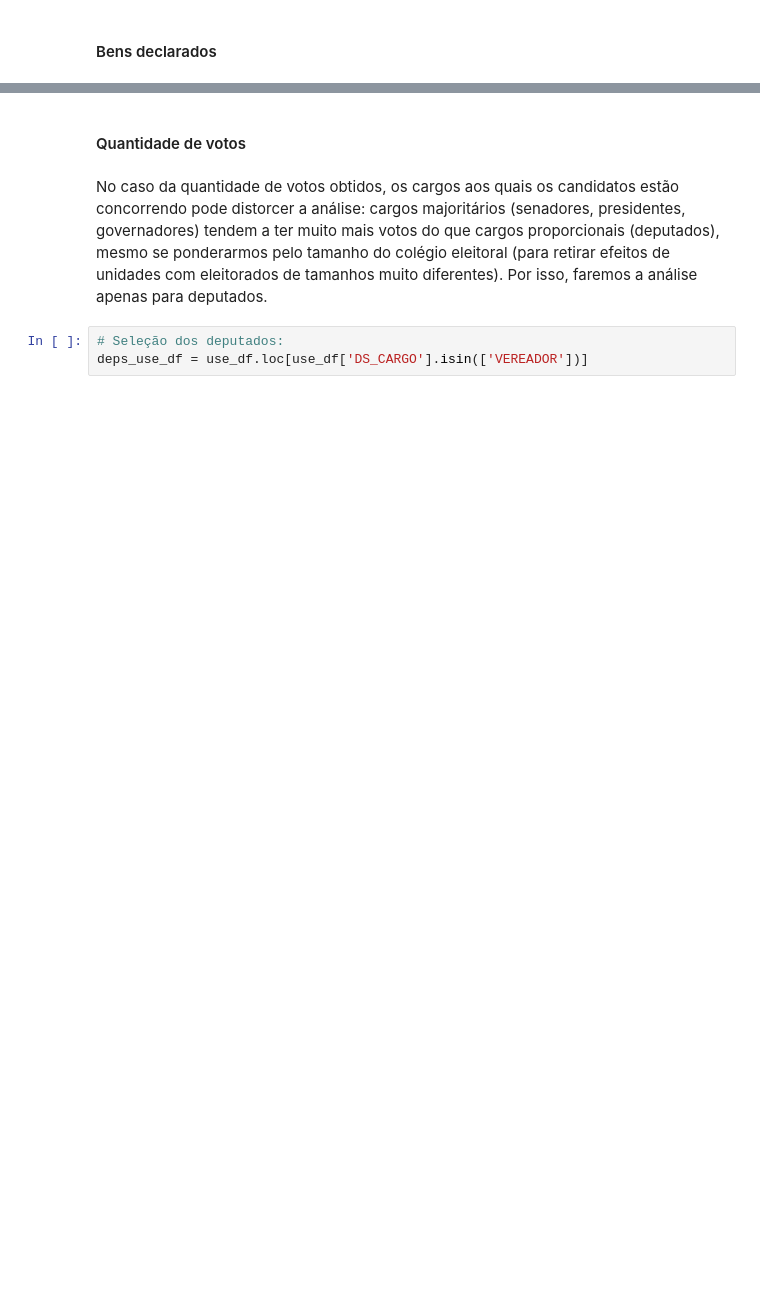
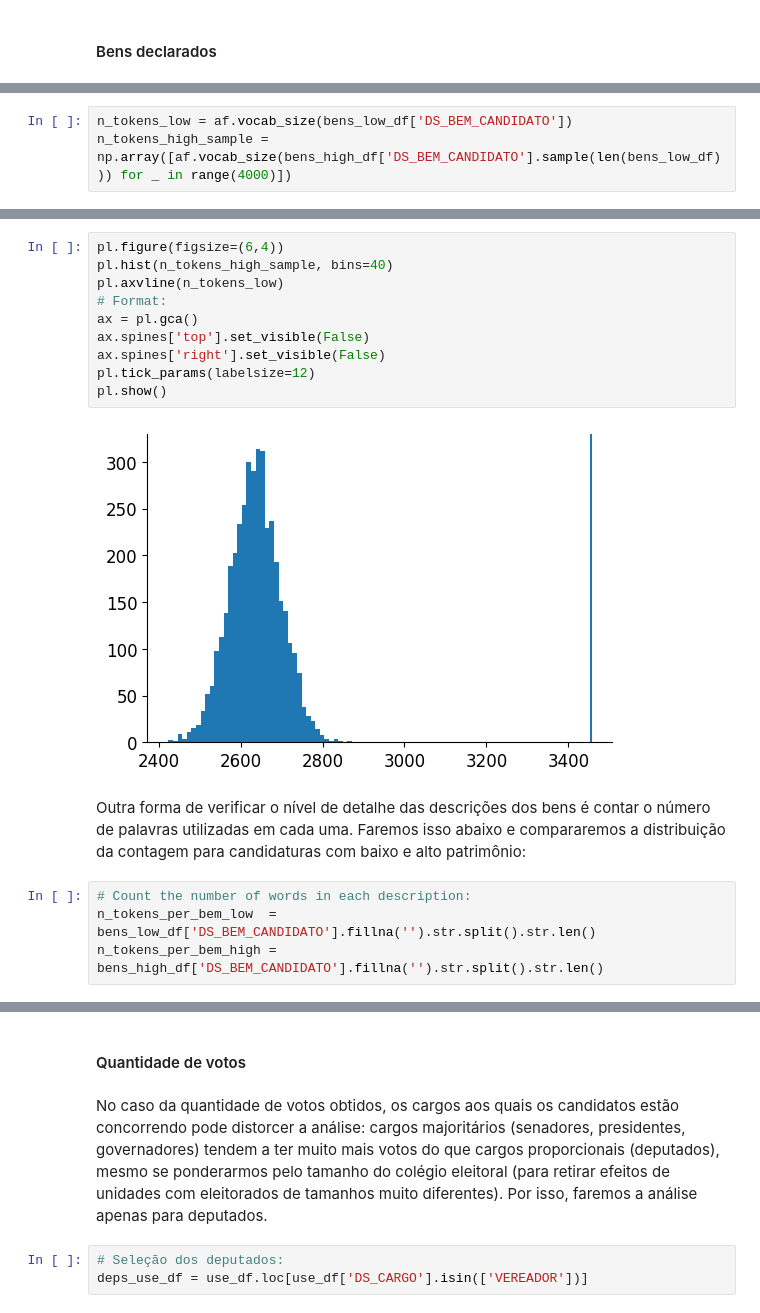
Before and after one commit to cewebbr/violentometro, a Jupyter notebook: analises/46_analise_estatistica_candidatos_nas_redes_2020.ipynb, the cells around one changed output, grey strips where cells are left out. Saved outputs shown, nothing was run; the diff lists cells and outputs as text; blank space fills up the shorter version.

```diff
--- a/analises/46_analise_estatistica_candidatos_nas_redes_2020.ipynb
+++ b/analises/46_analise_estatistica_candidatos_nas_redes_2020.ipynb
@@ -166,0 +201,3 @@ pl.show()
+# %%
+n_tokens_low = af.vocab_size(bens_low_df['DS_BEM_CANDIDATO'])
+n_tokens_high_sample = np.array([af.vocab_size(bens_high_df['DS_BEM_CANDIDATO'].sample(len(bens_low_df))) for _ in range(4000)])
@@ -166,0 +219,18 @@ pl.show()
+# %%
+pl.figure(figsize=(6,4))
+pl.hist(n_tokens_high_sample, bins=40)
+pl.axvline(n_tokens_low)
+# Format:
+ax = pl.gca()
+ax.spines['top'].set_visible(False)
+ax.spines['right'].set_visible(False)
+pl.tick_params(labelsize=12)
+pl.show()
+# %% [output]
+[figure, added]
+# %% [markdown]
+Outra forma de verificar o nível de detalhe das descrições dos bens é contar o número de palavras utilizadas em cada uma. Faremos isso abaixo e compararemos a distribuição da contagem para candidaturas com baixo e alto patrimônio:
+# %%
+# Count the number of words in each description:
+n_tokens_per_bem_low  = bens_low_df['DS_BEM_CANDIDATO'].fillna('').str.split().str.len()
+n_tokens_per_bem_high = bens_high_df['DS_BEM_CANDIDATO'].fillna('').str.split().str.len()
```
Also changed, not shown: parts of 31 cells of this notebook, 16 other files.
